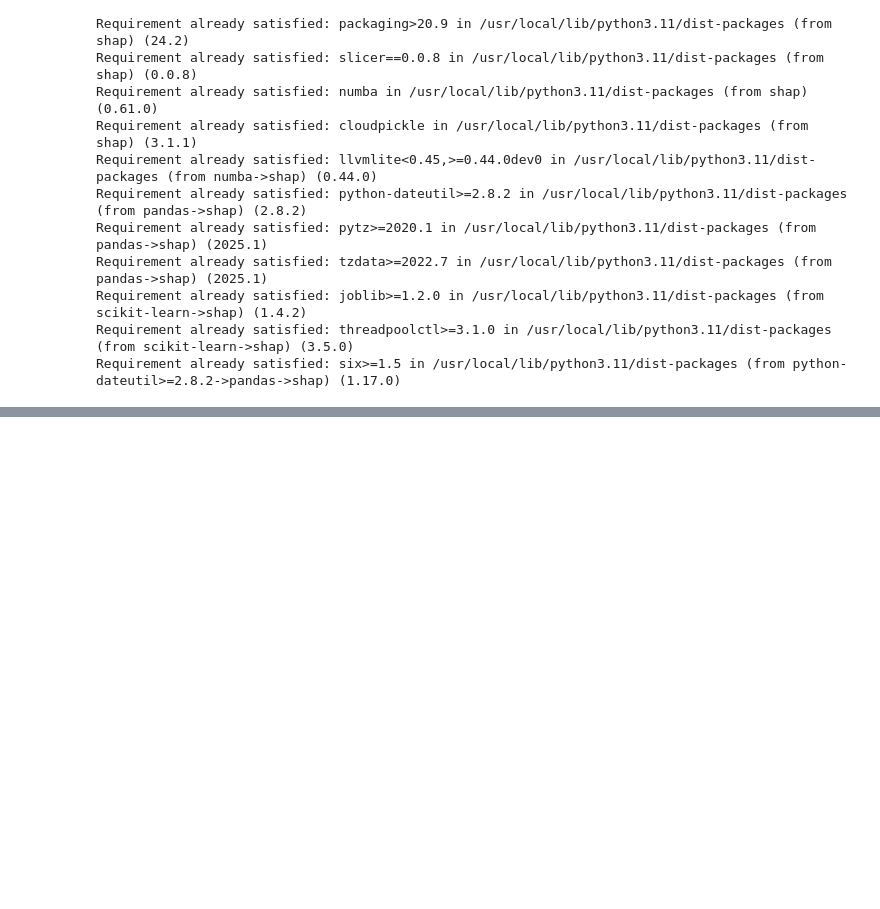
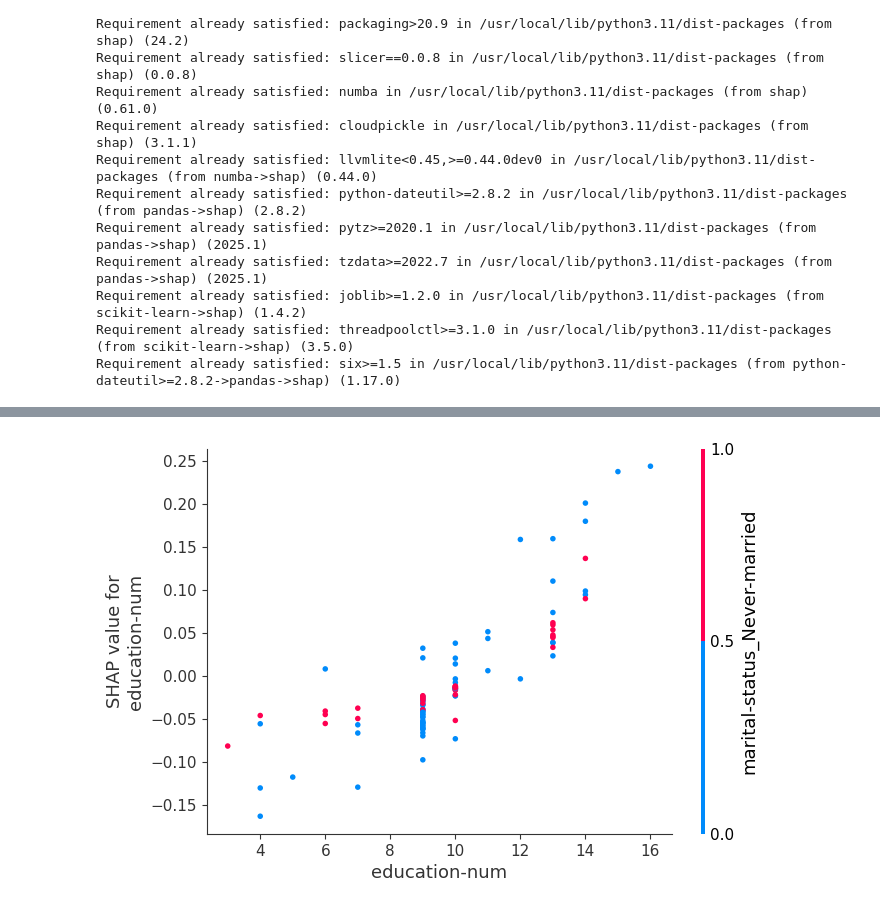
Before and after one commit to Chaithra28/XAI, a Jupyter notebook: adult.ipynb, the cells around one changed output, grey strips where cells are left out. Drawn from its saved outputs; the diff is of its cells as text; code cells hidden in the pictures; blank space fills up the shorter version.

```diff
--- a/adult.ipynb
+++ b/adult.ipynb
@@ -140,0 +221,6 @@ train_data.head()
+# %%
+# Convert boolean columns to binary (1/0)
+combined_data = combined_data.astype(int)
+
+# Display the first 5 rows after conversion
+print(combined_data.head())
@@ -239,0 +452,5 @@ shap.summary_plot(shap_values, X_test[:10])
+# %%
+# Plot the dependence plot for a specific feature (e.g., education-num)
+shap.dependence_plot("education-num", shap_values_class1, X_test_subset)
+# %% [output]
+[figure, added]
```
Also changed, not shown: parts of 23 cells of this notebook, 1 other file.
